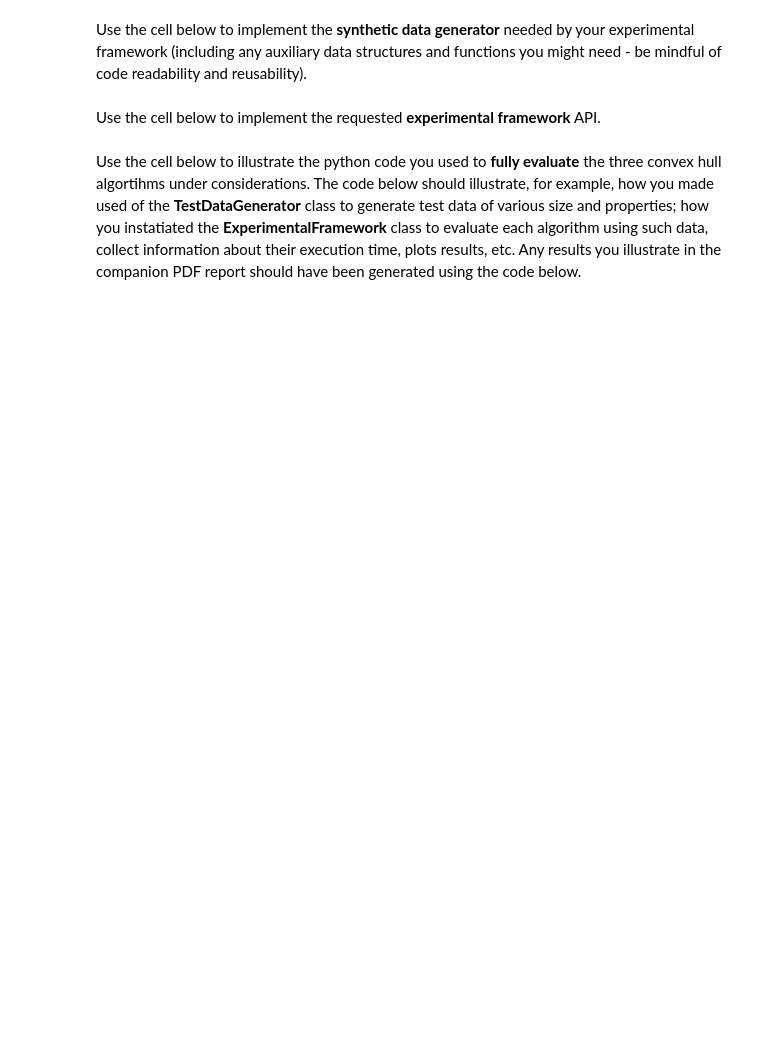
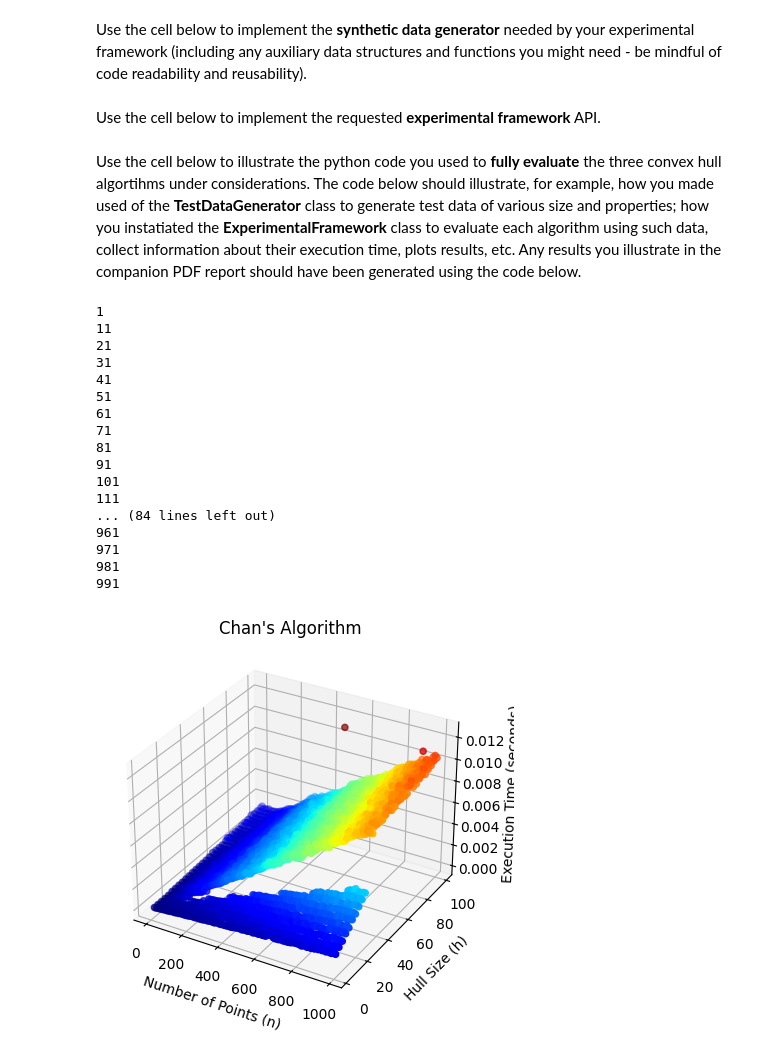
Before and after one commit to cindyyun0204/algorithmsCousework, a Jupyter notebook: grp-012-0005code.ipynb, the cells around one changed output. Drawn from its saved outputs; the diff is of its cells as text; code cells hidden in the pictures; blank space fills up the shorter version.

```diff
--- a/grp-012-0005code.ipynb
+++ b/grp-012-0005code.ipynb
@@ -370,29 +368,3 @@ class TestDataGenerator():
         return points
 # %% [markdown]
 Use the cell below to implement the requested **experimental framework** API.
-# %%
-import timeit
-import matplotlib
-
-class ExperimentalFramework():
-    """
-    A class to represent an experimental framework.
-
-    ...
-
-    Attributes
-    ----------
-
-    [to be defined as part of the coursework]
-
-    Methods
-    -------
-
-    [to be defined as part of the coursework]
-
-    """
-
-    #ADD YOUR CODE HERE
-
-    def __init__():
-        pass
@@ -402,0 +508,27 @@ Use the cell below to illustrate the python code you used to **fully evaluate**
+# %%
+n = range(10000,100001,10000)
+h = [3,10,25,100]
+# framework = ExperimentalFramework(n, h, (0, 32767), (0, 32767)) # 3
+framework = ExperimentalFramework(range(1, 1000, 10), range(3, 100, 3), (0, 32767), (0, 32767), graham=False, jarvis=False)
+framework.run_experiment(count = 1)
+framework.plot_results_3d()
+# framework.print_results()
+# %% [output]
+1
+11
+21
+31
+41
+51
+61
+71
+81
+91
+101
+111
+... (84 lines left out)
+961
+971
+981
+991
+[figure, added]
```
Also changed, not shown: parts of 3 cells of this notebook.
